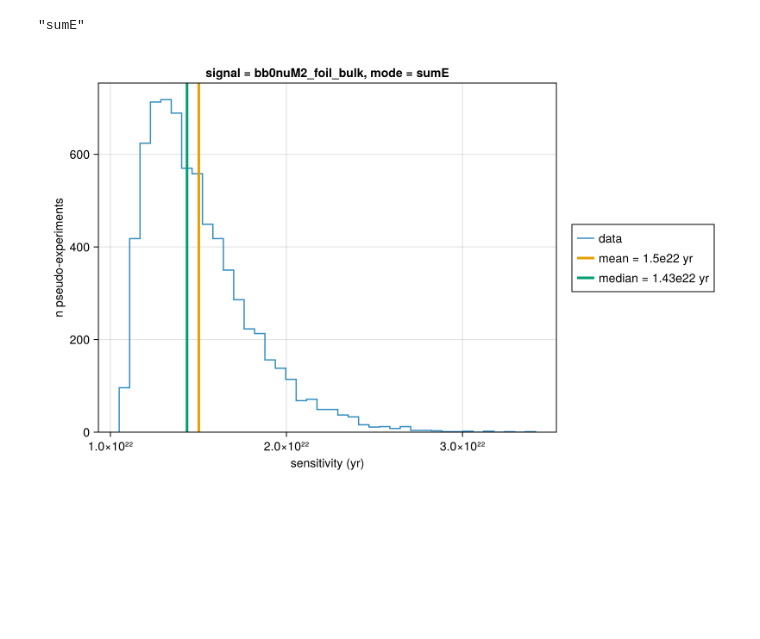
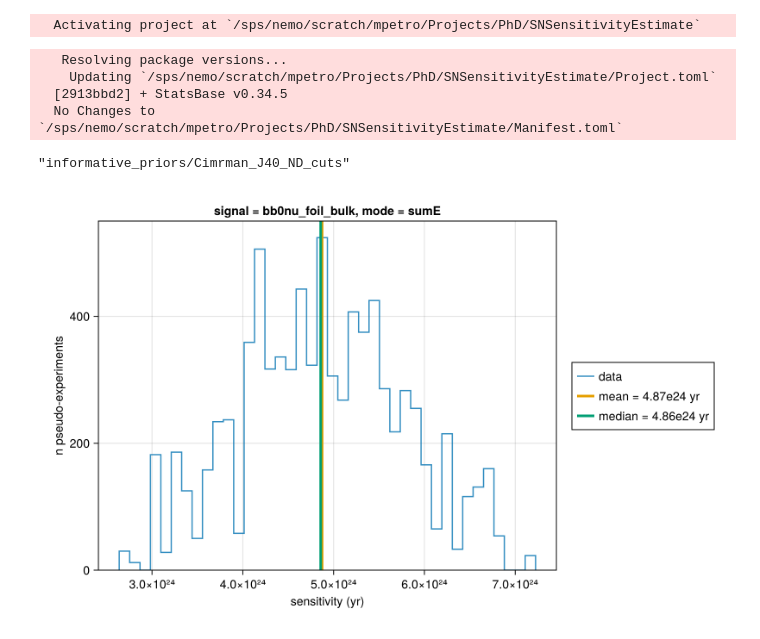
Before and after one commit to Shoram444/SNSensitivityEstimate, a Jupyter notebook: scripts/0nu/Bayes_hist_models/combine_results_figure.ipynb, the cells around one changed output. Cells and saved outputs as stored; diff of their text form; code cells hidden in the pictures; blank space fills up the shorter version.

Commit message:
results_bayes

```diff
--- a/scripts/0nu/Bayes_hist_models/combine_results_figure.ipynb
+++ b/scripts/0nu/Bayes_hist_models/combine_results_figure.ipynb
@@ -1,15 +1,27 @@
+# %%
+] activate "../../.."
+# %% [output]
+  Activating project at `/sps/nemo/scratch/mpetro/Projects/PhD/SNSensitivityEstimate`
+# %%
+] add StatsBase
+# %% [output]
+   Resolving package versions...
+    Updating `/sps/nemo/scratch/mpetro/Projects/PhD/SNSensitivityEstimate/Project.toml`
+  [2913bbd2] + StatsBase v0.34.5
+  No Changes to `/sps/nemo/scratch/mpetro/Projects/PhD/SNSensitivityEstimate/Manifest.toml`
 # %%
 using CSV, DataFramesMeta, CairoMakie, StatsBase
 # %%
 t = Float64[]
-signal = "bb0nuM2_foil_bulk"
+signal = "bb0nu_foil_bulk"
 processMode = "sumE"
+dir = "informative_priors/Cimrman_J40_ND_cuts"
 # %% [output]
-"sumE"
+"informative_priors/Cimrman_J40_ND_cuts"
 # %%
-for f in readdir("informative_priors")
+for f in readdir(dir)
     if (occursin(signal, f) && occursin(processMode, f))
-        d = CSV.File(joinpath("informative_priors", f)) |> DataFrame
+        d = CSV.File(joinpath(dir, f)) |> DataFrame
         filter!(x -> x.thalf .> 0, d)
         append!(t, d.thalf)
     end
@@ -17,28 +29,28 @@ end
 # %%
 let
     f = Figure(size = (800, 500))
     a = Axis(
         f[1,1], xlabel = "sensitivity (yr)",
         ylabel = ("n pseudo-experiments"), limits = (nothing, nothing, 0, nothing),
         title = "signal = $signal, mode = $processMode"
     )
     p1 = stephist!(a,t, bins = 40, label = "data")
     p2 = vlines!(
         a,
         [mean(t)],
         color = Makie.wong_colors()[2],
         linewidth = 3
     )
     p3 = vlines!(
         a,
         [median(t)],
         color = Makie.wong_colors()[3],
         linewidth = 3
     )
 
     Legend(f[1,2], [p1, p2, p3], ["data", "mean = $(round(mean(t), sigdigits = 3)) yr", "median = $(round(median(t), sigdigits = 3)) yr"])
-    save("result_$(signal)_$(processMode)_informative.png", f)
+    save("result_$(signal)_$(processMode)_informative_ND_cuts_J40.png", f)
     f
 end
 # %% [output]
-[figure, old version]
+[figure, new version]
```
Also changed, not shown: 6 other files.
